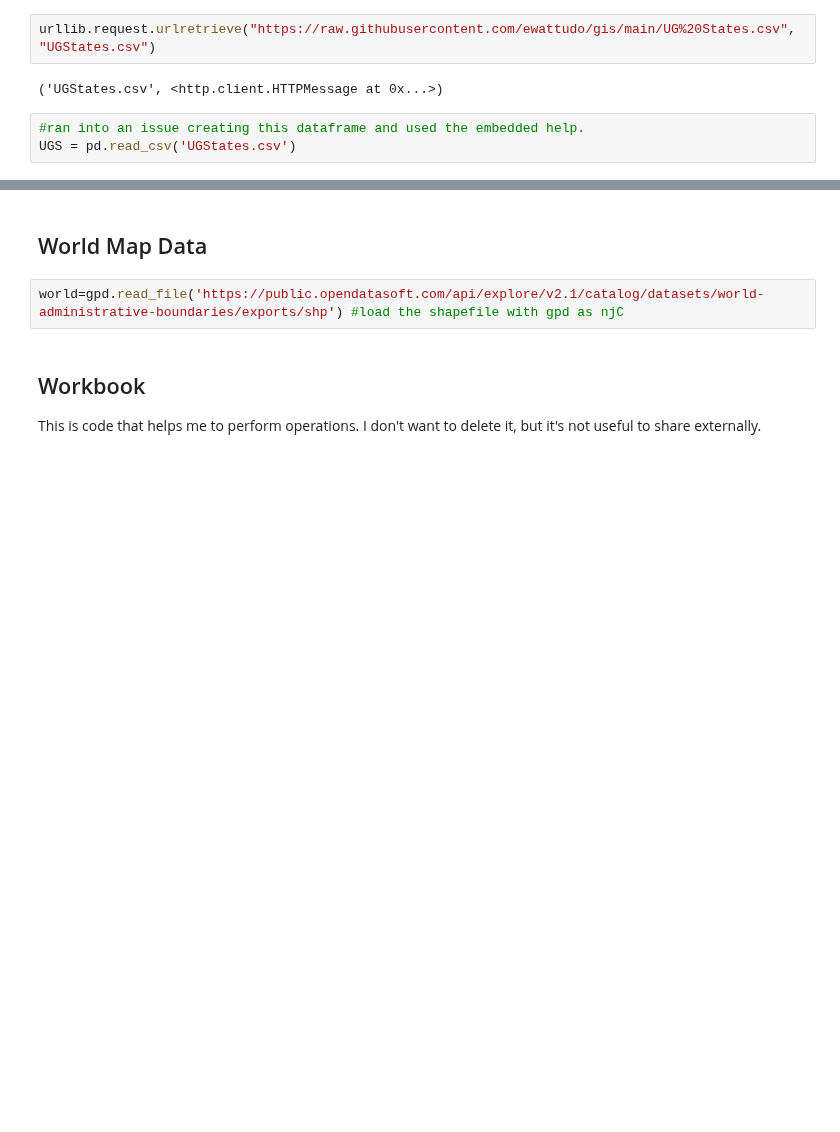
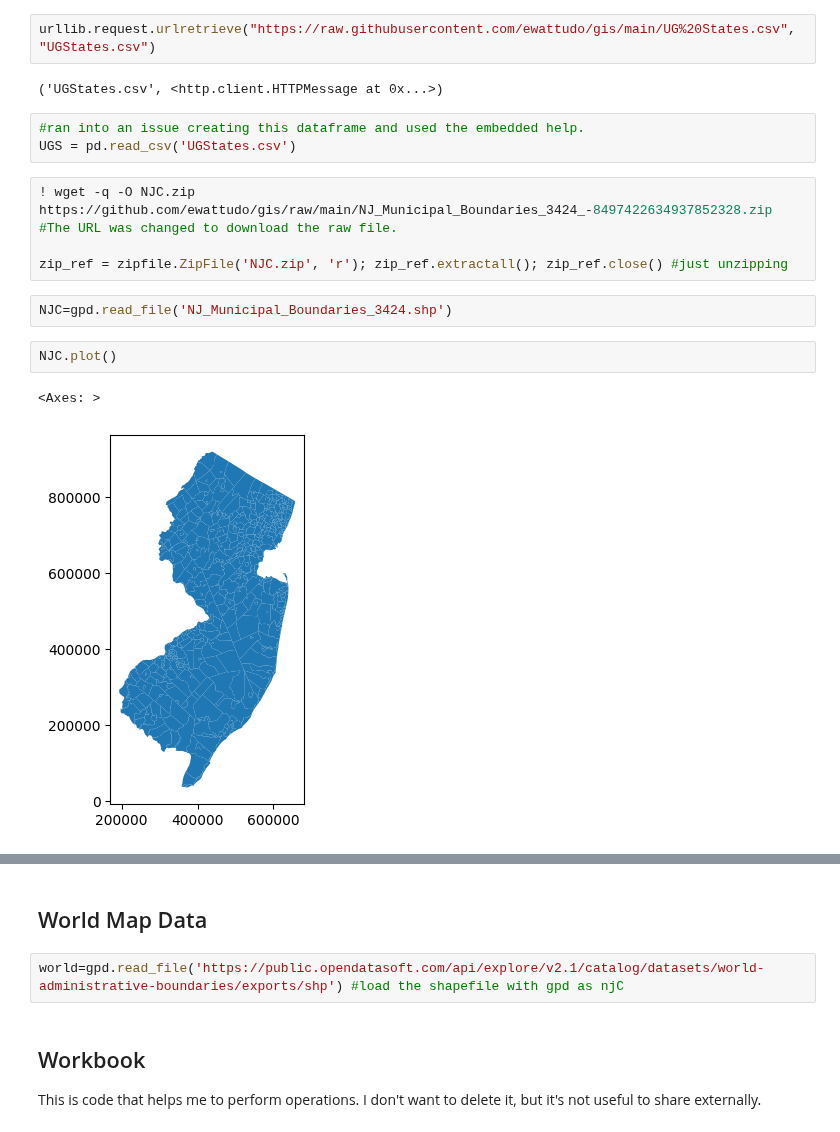
Before and after one commit to ewattudo/gis, a Jupyter notebook: PS1.ipynb, the cells around one changed output, grey strips where cells are left out. Saved outputs shown, nothing was run; the diff lists cells and outputs as text; blank space fills up the shorter version.

Commit message:
Uploaded NJ municipalities shapefile. Taking a look at the data.

```diff
--- a/PS1.ipynb
+++ b/PS1.ipynb
@@ -67,3 +67,15 @@ urllib.request.urlretrieve("https://raw.githubusercontent.com/ewattudo/gis/main/
 # %%
 #ran into an issue creating this dataframe and used the embedded help.
 UGS = pd.read_csv('UGStates.csv')
+# %%
+! wget -q -O NJC.zip https://github.com/ewattudo/gis/raw/main/NJ_Municipal_Boundaries_3424_-8497422634937852328.zip
+#The URL was changed to download the raw file.
+
+zip_ref = zipfile.ZipFile('NJC.zip', 'r'); zip_ref.extractall(); zip_ref.close() #just unzipping
+# %%
+NJC=gpd.read_file('NJ_Municipal_Boundaries_3424.shp')
+# %%
+NJC.plot()
+# %% [output]
+<Axes: >
+[figure, added]
```
Also changed, not shown: parts of 5 cells of this notebook.
